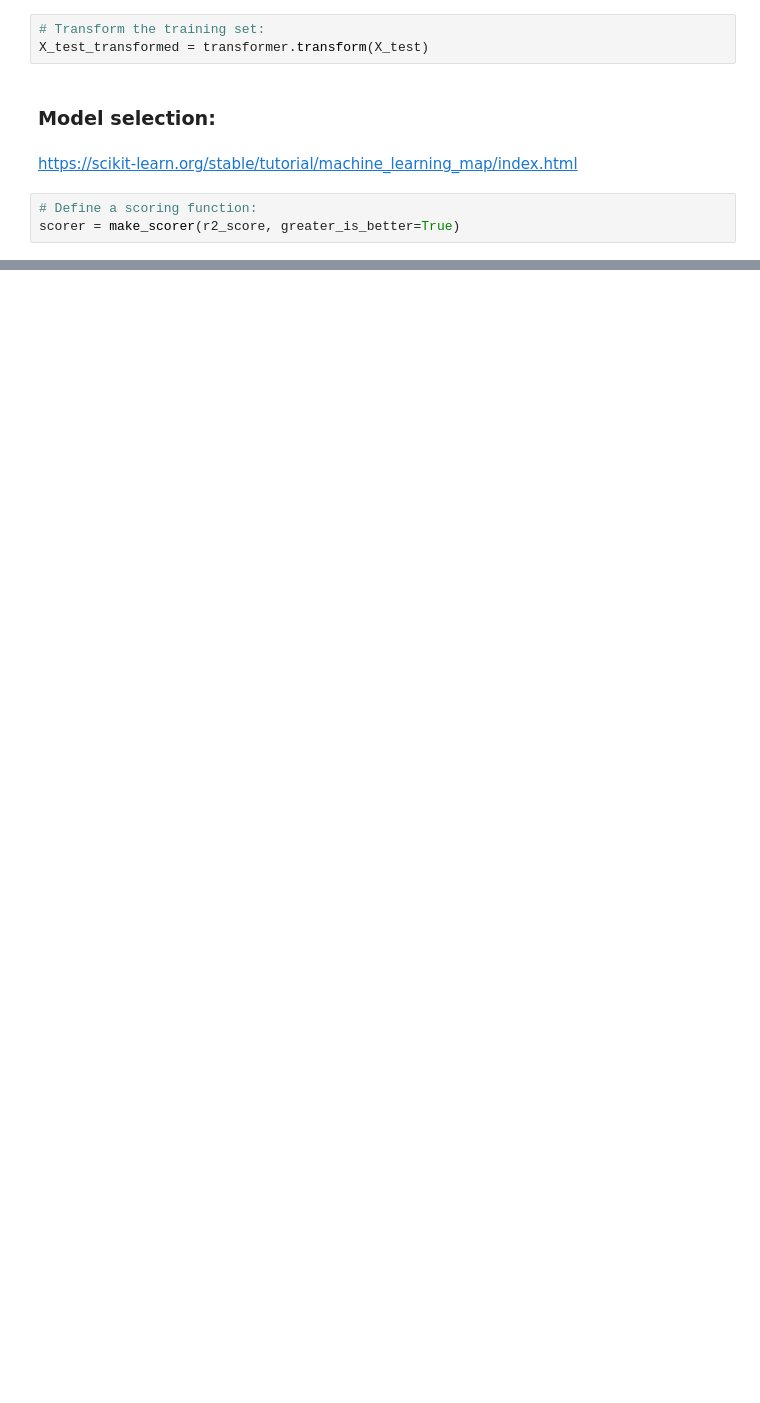
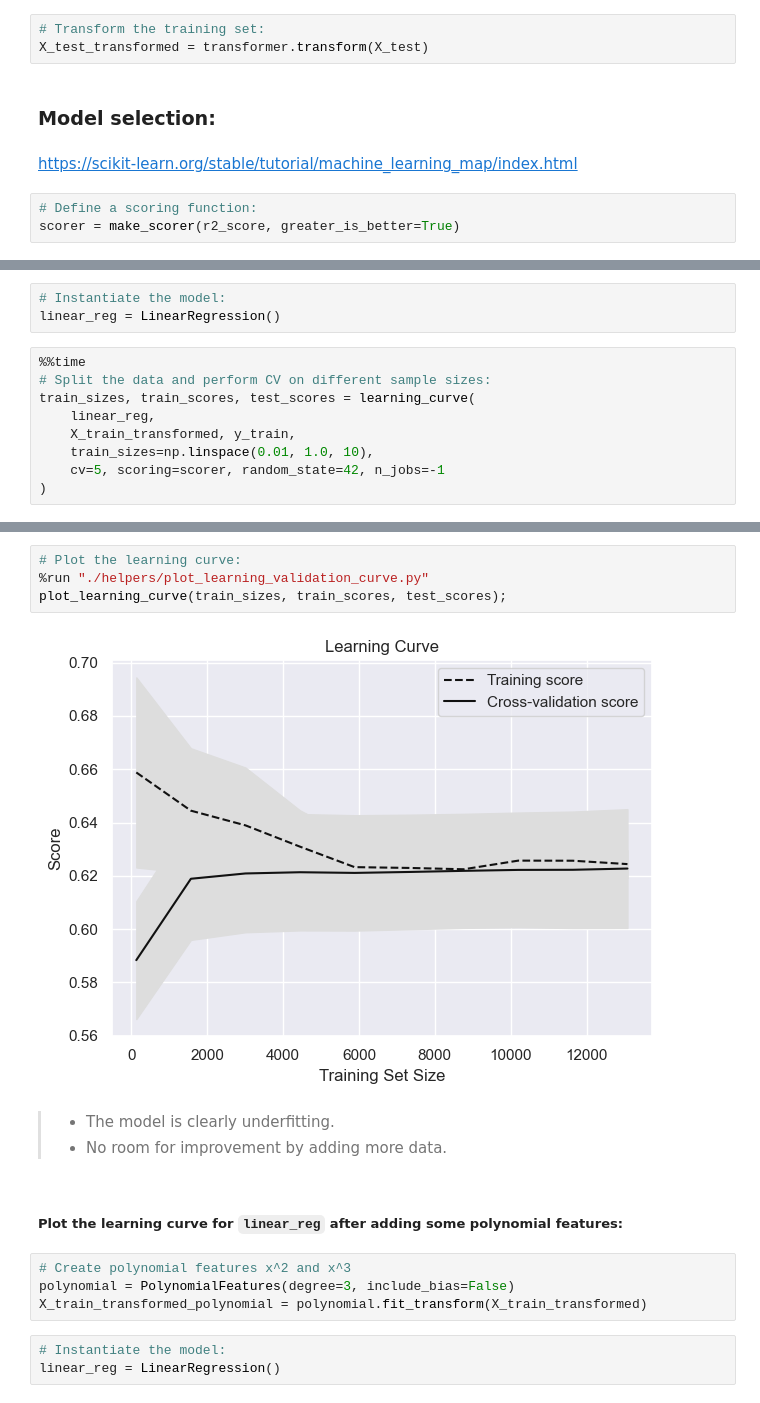
Before and after one commit to mohebmaher/GDSC-Core-Team-Training, a Jupyter notebook: Assignment-05/assignment_05.ipynb, the cells around one changed output, grey strips where cells are left out. Cells and saved outputs as stored; diff of their text form; blank space fills up the shorter version.

```diff
--- a/Assignment-05/assignment_05.ipynb
+++ b/Assignment-05/assignment_05.ipynb
@@ -292,0 +334,12 @@ Wall time: 4min 57s
+# %%
+# Instantiate the model:
+linear_reg = LinearRegression()
+# %%
+%%time
+# Split the data and perform CV on different sample sizes:
+train_sizes, train_scores, test_scores = learning_curve(
+    linear_reg,
+    X_train_transformed, y_train,
+    train_sizes=np.linspace(0.01, 1.0, 10),
+    cv=5, scoring=scorer, random_state=42, n_jobs=-1
+)
@@ -292,0 +349,18 @@ Wall time: 4min 57s
+# %%
+# Plot the learning curve:
+%run "./helpers/plot_learning_validation_curve.py"
+plot_learning_curve(train_sizes, train_scores, test_scores);
+# %% [output]
+[figure, added]
+# %% [markdown]
+> - The model is clearly underfitting.
+> - No room for improvement by adding more data.
+# %% [markdown]
+##### Plot the learning curve for `linear_reg` after adding some polynomial features:
+# %%
+# Create polynomial features x^2 and x^3
+polynomial = PolynomialFeatures(degree=3, include_bias=False)
+X_train_transformed_polynomial = polynomial.fit_transform(X_train_transformed)
+# %%
+# Instantiate the model:
+linear_reg = LinearRegression()
```
Also changed, not shown: parts of 17 cells of this notebook.
